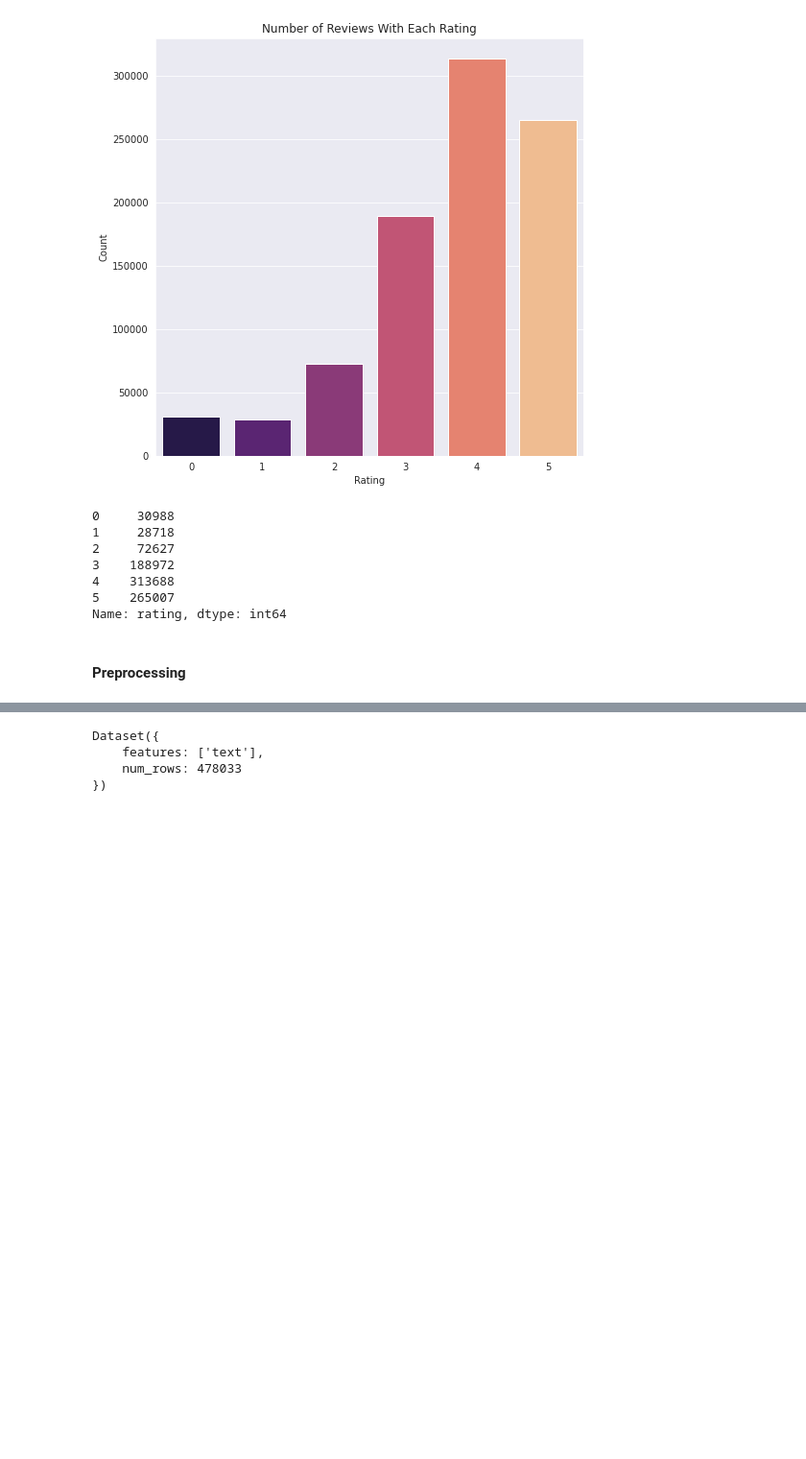
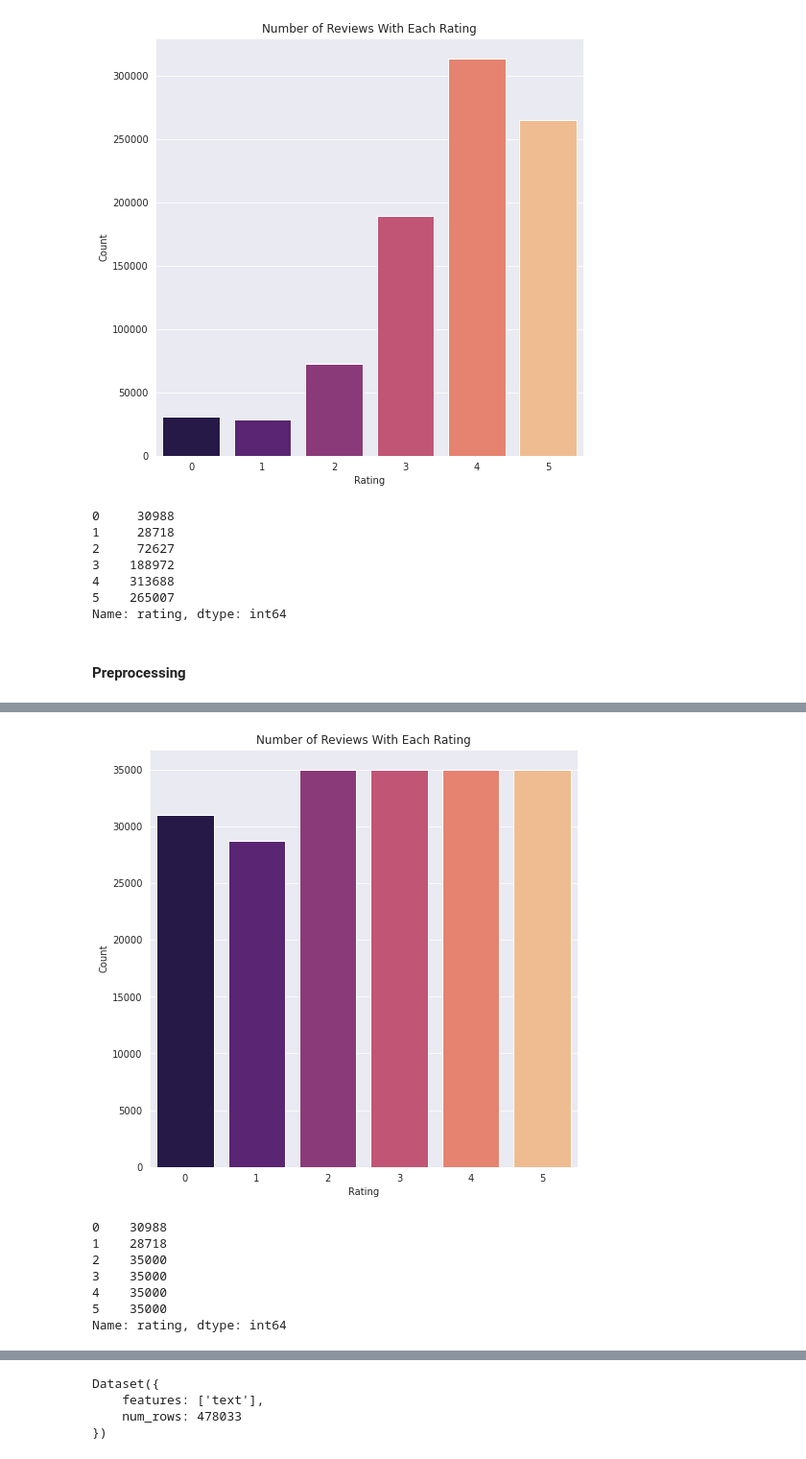
Before and after one commit to terence-yeung/goodreads_books_reviews, a Jupyter notebook: goodreads_books_reviews.ipynb, the cells around one changed output, grey strips where cells are left out. Shown at 96% size. Saved outputs shown, nothing was run; the diff lists cells and outputs as text; code cells hidden in the pictures; blank space fills up the shorter version.

Commit message:
fixed class imbalance

```diff
--- a/goodreads_books_reviews.ipynb
+++ b/goodreads_books_reviews.ipynb
@@ -114,0 +133,6 @@ goodreads_test = goodreads_test.rename_column('review_text', 'text')
+# %%
+# Dropping columns except for text and label
+
+dropped_columns = ['user_id', 'book_id', 'review_id', 'date_added', 'date_updated', 'read_at', 'started_at', 'n_votes', 'n_comments']
+goodreads_train_df.drop(columns=dropped_columns, inplace=True)
+goodreads_test_df.drop(columns=dropped_columns, inplace=True)
@@ -114,0 +157,34 @@ goodreads_test = goodreads_test.rename_column('review_text', 'text')
+# %%
+# Fixing class imbalance in training set by under sampling from majority classes
+# Data augmentation usually preferred to preserve information from majority classes but dataset needs to be reduced due to computational limitations
+
+def undersample_dataset(df):
+
+    X = df['review_text'].values.reshape(-1, 1)
+    y = df['rating'].values
+
+    # Capping majority classes at 35000 samples
+    sampling_strategy = {
+        2: 35000,
+        3: 35000,
+        4: 35000,
+        5: 35000
+    }
+
+    rus = RandomUnderSampler(sampling_strategy=sampling_strategy)
+    X_us, y_us = rus.fit_resample(X, y)
+    df_us = pd.DataFrame({'review_text': X_us.reshape(-1), 'rating': y_us})
+    return df_us
+
+goodreads_train_df_us = undersample_dataset(goodreads_train_df)
+# %%
+plot_dist(goodreads_train_df_us)
+# %% [output]
+[figure, added]
+0    30988
+1    28718
+2    35000
+3    35000
+4    35000
+5    35000
+Name: rating, dtype: int64
```
Also changed, not shown: parts of 25 cells of this notebook.
